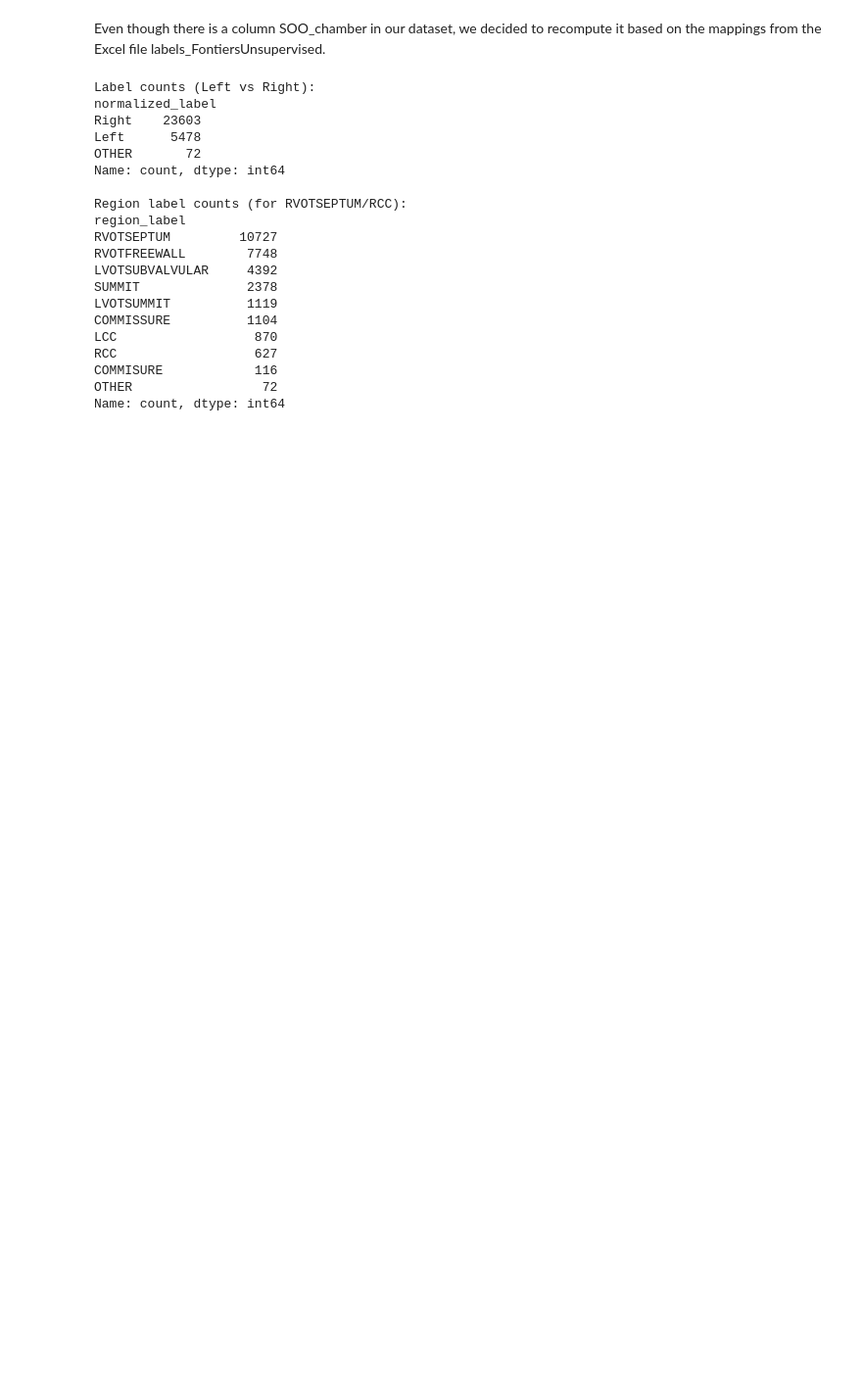
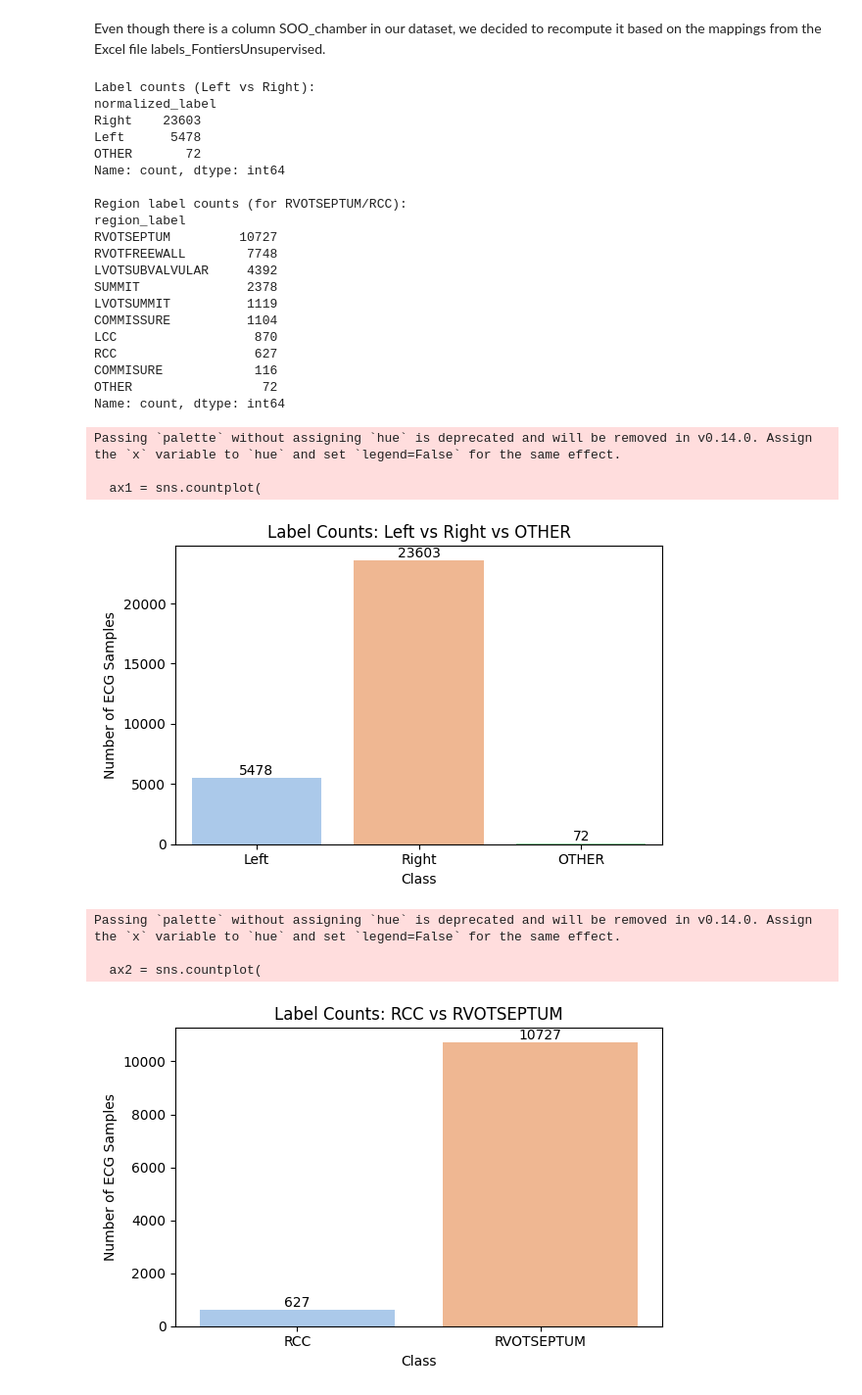
Before and after one commit to taniapazospuig/compbiomed-seminars, a Jupyter notebook: big_dataset_preprocessing.ipynb, the cells around one changed output. Shown at 98% size. Saved outputs shown, nothing was run; the diff lists cells and outputs as text; code cells hidden in the pictures; blank space fills up the shorter version.

```diff
--- a/big_dataset_preprocessing.ipynb
+++ b/big_dataset_preprocessing.ipynb
@@ -209,6 +209,63 @@ RCC                  627
 COMMISURE            116
 OTHER                 72
 Name: count, dtype: int64
+# %%
+import matplotlib.pyplot as plt
+import seaborn as sns
+
+# Use consistent pastel palette
+custom_palette = sns.color_palette("pastel")
+
+# Plot for Left vs Right vs OTHER
+plt.figure(figsize=(6, 4))
+ax1 = sns.countplot(
+    x="normalized_label",
+    data=df_signals,
+    order=["Left", "Right", "OTHER"],
+    palette=custom_palette
+)
+plt.title("Label Counts: Left vs Right vs OTHER")
+plt.xlabel("Class")
+plt.ylabel("Number of ECG Samples")
+
+for p in ax1.patches:
+    height = int(p.get_height())
+    ax1.annotate(f'{height}', (p.get_x() + p.get_width() / 2., height),
+                 ha='center', va='bottom', fontsize=10)
+
+plt.tight_layout()
+plt.show()
+
+# Plot for RCC vs RVOTSEPTUM
+plt.figure(figsize=(6, 4))
+df_rcc_rvot = df_signals[df_signals["region_label"].isin(["RCC", "RVOTSEPTUM"])]
+
+ax2 = sns.countplot(
+    x="region_label",
+    data=df_rcc_rvot,
+    order=["RCC", "RVOTSEPTUM"],
+    palette=custom_palette
+)
+plt.title("Label Counts: RCC vs RVOTSEPTUM")
+plt.xlabel("Class")
+plt.ylabel("Number of ECG Samples")
+
+for p in ax2.patches:
+    height = int(p.get_height())
+    ax2.annotate(f'{height}', (p.get_x() + p.get_width() / 2., height),
+                 ha='center', va='bottom', fontsize=10)
+
+plt.tight_layout()
+plt.show()
+# %% [output]
+Passing `palette` without assigning `hue` is deprecated and will be removed in v0.14.0. Assign the `x` variable to `hue` and set `legend=False` for the same effect.
+
+  ax1 = sns.countplot(
+[figure, added]
+Passing `palette` without assigning `hue` is deprecated and will be removed in v0.14.0. Assign the `x` variable to `hue` and set `legend=False` for the same effect.
+
+  ax2 = sns.countplot(
+[figure, added]
 # %%
 # Impute numerical columns (median)
 numeric_columns = ["Age", "Height", "Weight"]
```
Also changed, not shown: parts of 18 cells of this notebook, 1 other file.
